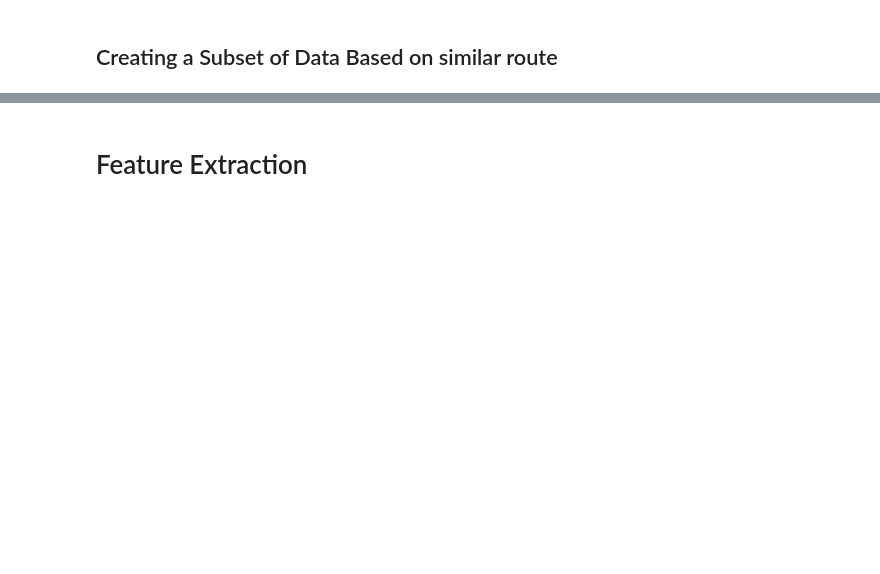
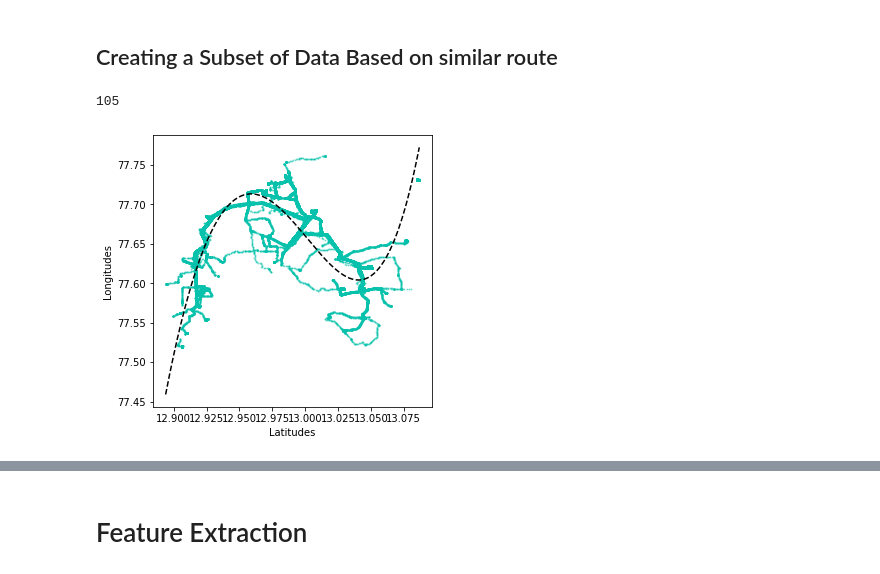
Before and after one commit to Star-Ankur/Ishme_DS_242EX, a Jupyter notebook: Predict.ipynb, the cells around one changed output, grey strips where cells are left out. Drawn from its saved outputs; the diff is of its cells as text; code cells hidden in the pictures; blank space fills up the shorter version.

```diff
--- a/Predict.ipynb
+++ b/Predict.ipynb
@@ -91,13 +123,19 @@ for i in g.size().index:
         cluster = pd.concat([cluster,bus], axis=0)
 
 print(count)
-
-
-plt.figure(figsize=(10,10))
-plt.scatter(cluster['Latitude'], cluster['Longitude'])
-xp = np.linspace(cluster['Latitude'].min(), cluster['Latitude'].max(), 1000).reshape(-1, 1)#2923 is len of train data
-x_poly = poly_feature.fit_transform(xp)
-y_predict = reg.predict(x_poly)
-plt.plot(xp,y_predict,color='k')
+# %% [output]
+105
+# %%
+plt.figure(figsize=(5,5))
+plt.scatter(cluster['Latitude'], cluster['Longitude'], color='xkcd:turquoise', alpha=0.4, s=1)
+xp = np.linspace(cluster['Latitude'].min(), cluster['Latitude'].max(), 1000).reshape(-1, 1)#2923 is len of train data
+x_poly = poly_feature.fit_transform(xp)
+y_predict = reg.predict(x_poly)
+plt.plot(xp,y_predict,'k--')
+plt.xlabel('Latitudes')
+plt.ylabel('Longitudes')
+cluster=cluster.drop(cluster.groupby("BusID").head(1).index, axis=0)
+# %% [output]
+[figure, added]
 # %%
 dfInput.columns
```
Also changed, not shown: parts of 56 cells of this notebook.
